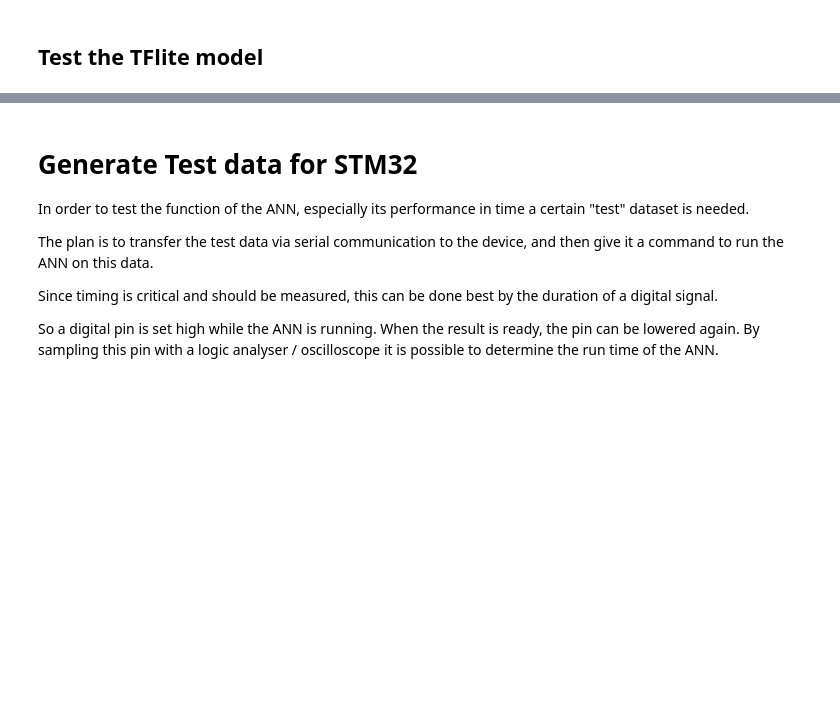
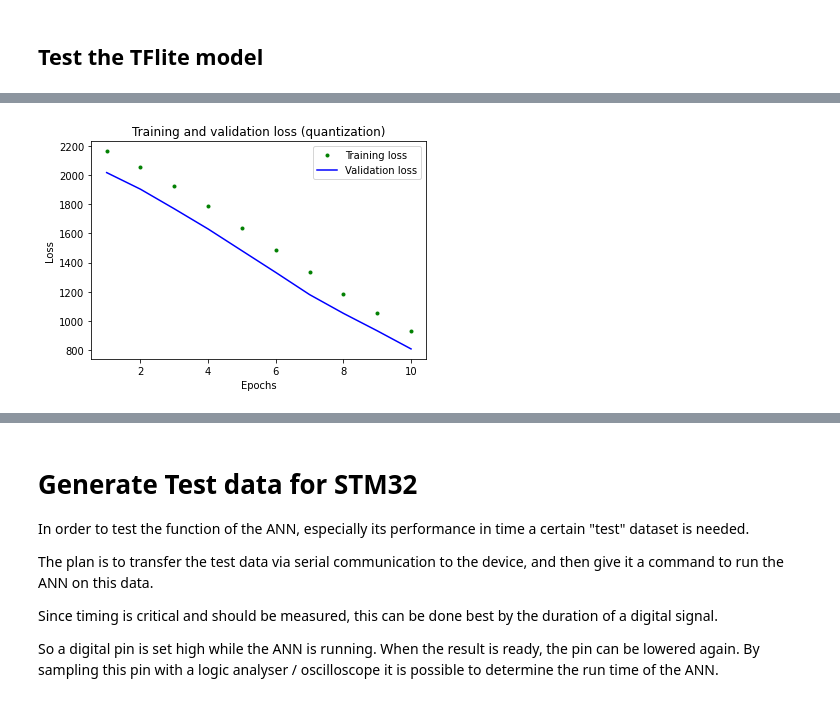
Before and after one commit to JochiSt/AI_PulseReconstruction, a Jupyter notebook: TestSTM32_AI.ipynb, the cells around one changed output, grey strips where cells are left out. Saved outputs shown, nothing was run; the diff lists cells and outputs as text; code cells hidden in the pictures; blank space fills up the shorter version.

Commit message:
added quantization aware model

```diff
--- a/TestSTM32_AI.ipynb
+++ b/TestSTM32_AI.ipynb
@@ -446,0 +461,16 @@ print(output_data)
+# %%
+import tensorflow_model_optimization as tfmot
+
+quantize_model = tfmot.quantization.keras.quantize_model
+
+# q_aware stands for for quantization aware.
+q_aware_model = quantize_model(model_1)
+
+# `quantize_model` requires a recompile.
+#q_aware_model.compile(optimizer='adam', loss='mse', metrics=['mae'])
+
+q_aware_model.compile(optimizer='adam',
+              loss='mse',
+              metrics=['accuracy'])
+
+q_aware_model.summary()
@@ -446,0 +495,2 @@ print(output_data)
+# %%
+history_q = q_aware_model.fit(y_train, x_train, batch_size=50, epochs=10, validation_split=0.1)
@@ -446,0 +518,17 @@ print(output_data)
+# %%
+### Draw a graph of the loss, which is the distance between
+# the predicted and actual values during training and validation.
+q_train_loss = history_q.history['loss']
+q_val_loss = history_q.history['val_loss']
+
+epochs = range(1, len(q_train_loss) + 1)
+
+plt.plot(epochs, q_train_loss, 'g.', label='Training loss')
+plt.plot(epochs, q_val_loss, 'b', label='Validation loss')
+plt.title('Training and validation loss (quantization)')
+plt.xlabel('Epochs')
+plt.ylabel('Loss')
+plt.legend()
+plt.show()
+# %% [output]
+[figure, added]
```
Also changed, not shown: parts of 26 cells of this notebook.
